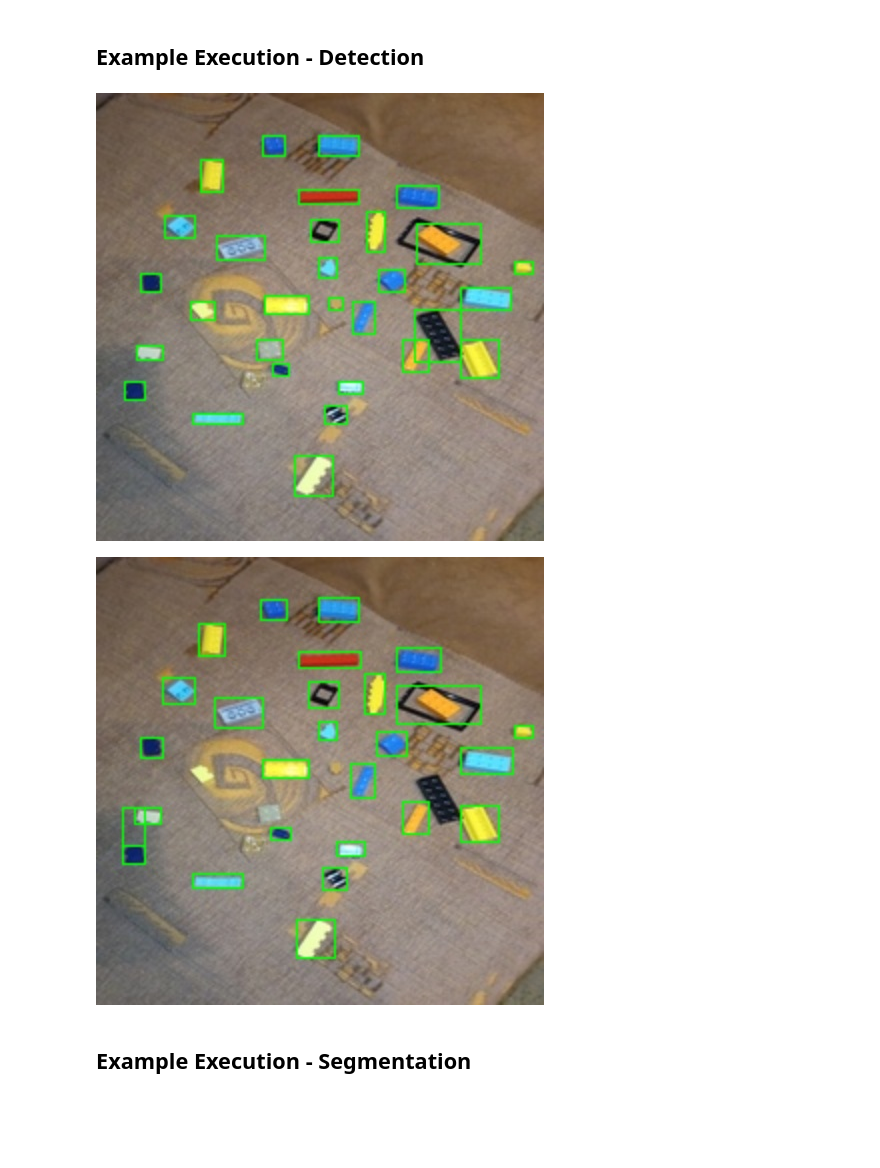
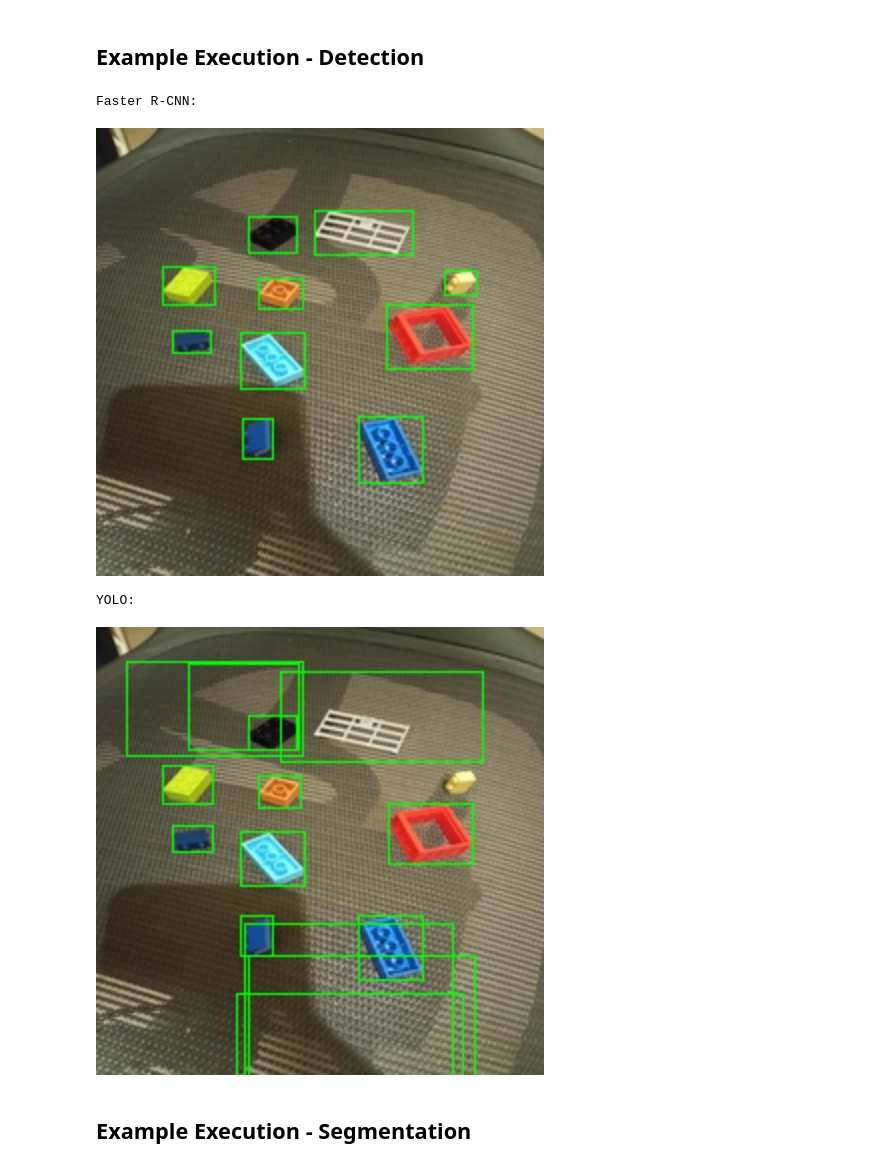
Before and after one commit to Johnny-droid/Lego-Image-Detector, a Jupyter notebook: p2/task3/task3.ipynb, the cells around one changed output. Drawn from its saved outputs; the diff is of its cells as text; code cells hidden in the pictures; blank space fills up the shorter version.

```diff
--- a/p2/task3/task3.ipynb
+++ b/p2/task3/task3.ipynb
@@ -236,20 +242,24 @@ def GetGroundTruthBBs(image_id):
 # %% [markdown]
 ## Example Execution - Detection
 # %%
-name = '32_1.jpg'
+name = '10_1.jpg'
 test_image = '../data/imgs/' + name
 
 model_faster = LoadFRCNNModel()
 model_yolo = LoadYoloModel()
 
 bbs_faster = RunModelFRCNN(model_faster, test_image)
 bbs_yolo = RunModelYolo(model_yolo, test_image)
 
+print('Faster R-CNN:')
 DisplayBBResults(test_image, bbs_faster)
+print('YOLO:')
 DisplayBBResults(test_image, bbs_yolo)
 # %% [output]
+Faster R-CNN:
-[figure, old version]
+[figure, new version]
+YOLO:
-[figure, old version]
+[figure, new version]
 # %% [markdown]
 ## Example Execution - Segmentation
 # %%
```
Also changed, not shown: parts of 2 cells of this notebook.
